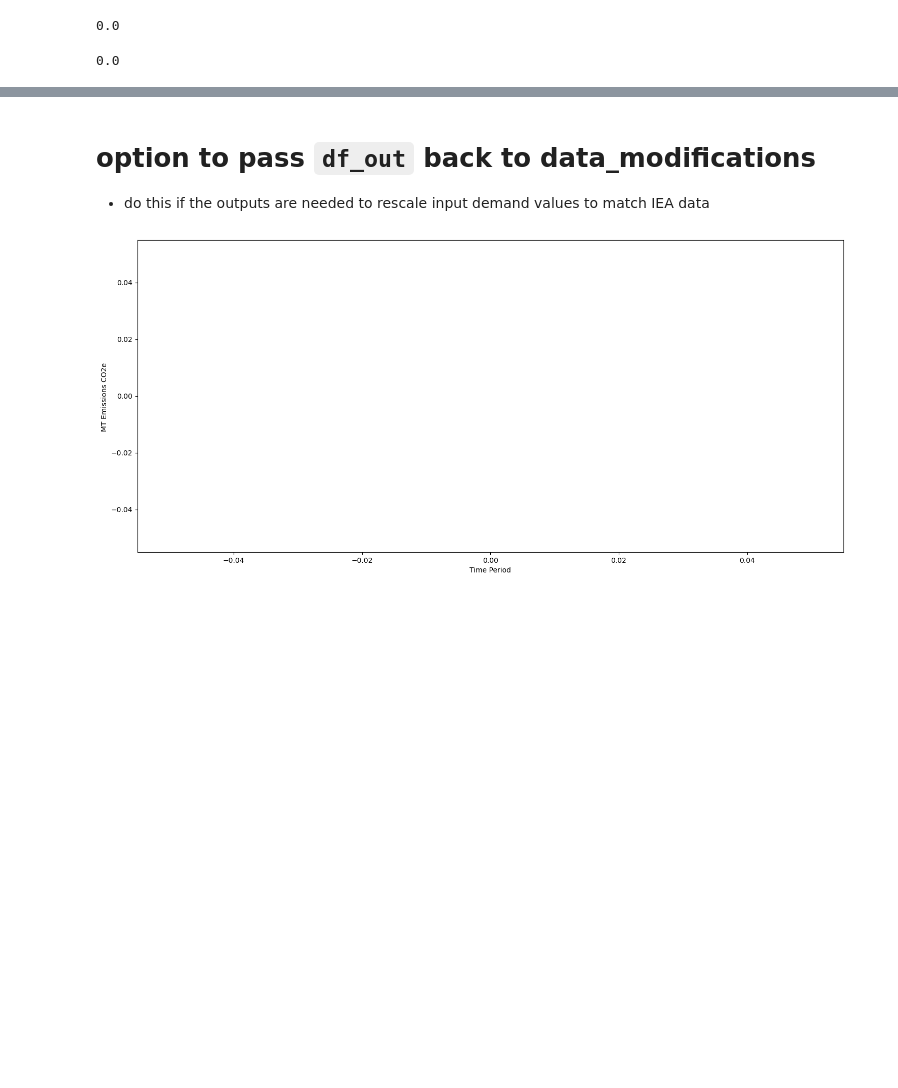
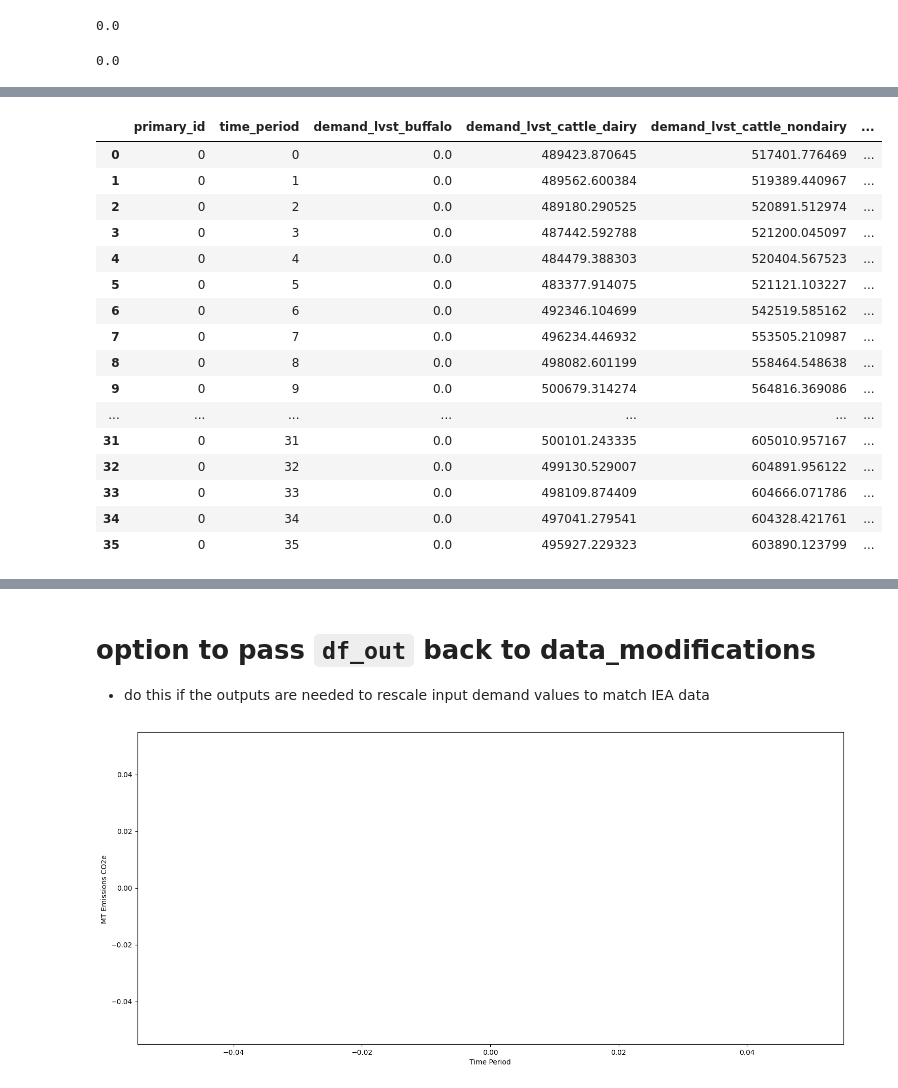
Before and after one commit to JuanRobledo12/sisepuede_region_nbs_tony_ver, a Jupyter notebook: croatia/croatia_manager_wb.ipynb, the cells around one changed output, grey strips where cells are left out. Saved outputs shown, nothing was run; the diff lists cells and outputs as text; code cells hidden in the pictures; blank space fills up the shorter version.

```diff
--- a/croatia/croatia_manager_wb.ipynb
+++ b/croatia/croatia_manager_wb.ipynb
@@ -451,0 +584,20 @@ df_in[['primary_id', 'time_period', 'elasticity_ippu_cement_production_to_gdp']]
+# %%
+df_out[['primary_id', 'time_period'] + [col for col in df_out.columns if 'demand_lvst' in col]].head(36)
+# %% [output]
+|  | primary_id | time_period | demand_lvst_buffalo | demand_lvst_cattle_dairy | demand_lvst_cattle_nondairy | ... |
+| 0 | 0 | 0 | 0.0 | 489423.870645 | 517401.776469 | ... |
+| 1 | 0 | 1 | 0.0 | 489562.600384 | 519389.440967 | ... |
+| 2 | 0 | 2 | 0.0 | 489180.290525 | 520891.512974 | ... |
+| 3 | 0 | 3 | 0.0 | 487442.592788 | 521200.045097 | ... |
+| 4 | 0 | 4 | 0.0 | 484479.388303 | 520404.567523 | ... |
+| 5 | 0 | 5 | 0.0 | 483377.914075 | 521121.103227 | ... |
+| 6 | 0 | 6 | 0.0 | 492346.104699 | 542519.585162 | ... |
+| 7 | 0 | 7 | 0.0 | 496234.446932 | 553505.210987 | ... |
+| 8 | 0 | 8 | 0.0 | 498082.601199 | 558464.548638 | ... |
+| 9 | 0 | 9 | 0.0 | 500679.314274 | 564816.369086 | ... |
+| ... | ... | ... | ... | ... | ... | ... |
+| 31 | 0 | 31 | 0.0 | 500101.243335 | 605010.957167 | ... |
+| 32 | 0 | 32 | 0.0 | 499130.529007 | 604891.956122 | ... |
+| 33 | 0 | 33 | 0.0 | 498109.874409 | 604666.071786 | ... |
+| 34 | 0 | 34 | 0.0 | 497041.279541 | 604328.421761 | ... |
+| 35 | 0 | 35 | 0.0 | 495927.229323 | 603890.123799 | ... |
```
Also changed, not shown: parts of 26 cells of this notebook, 15 other files.
